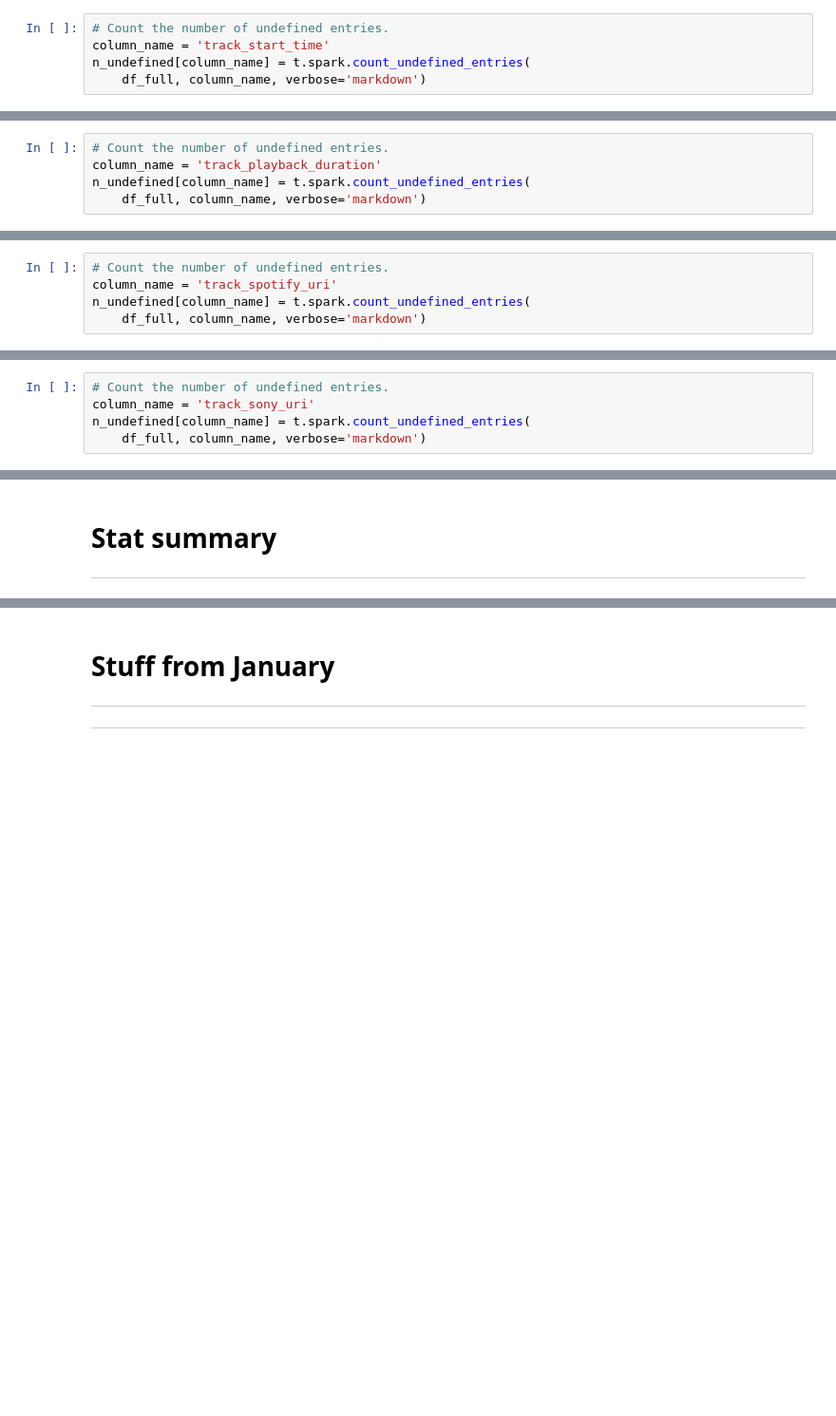
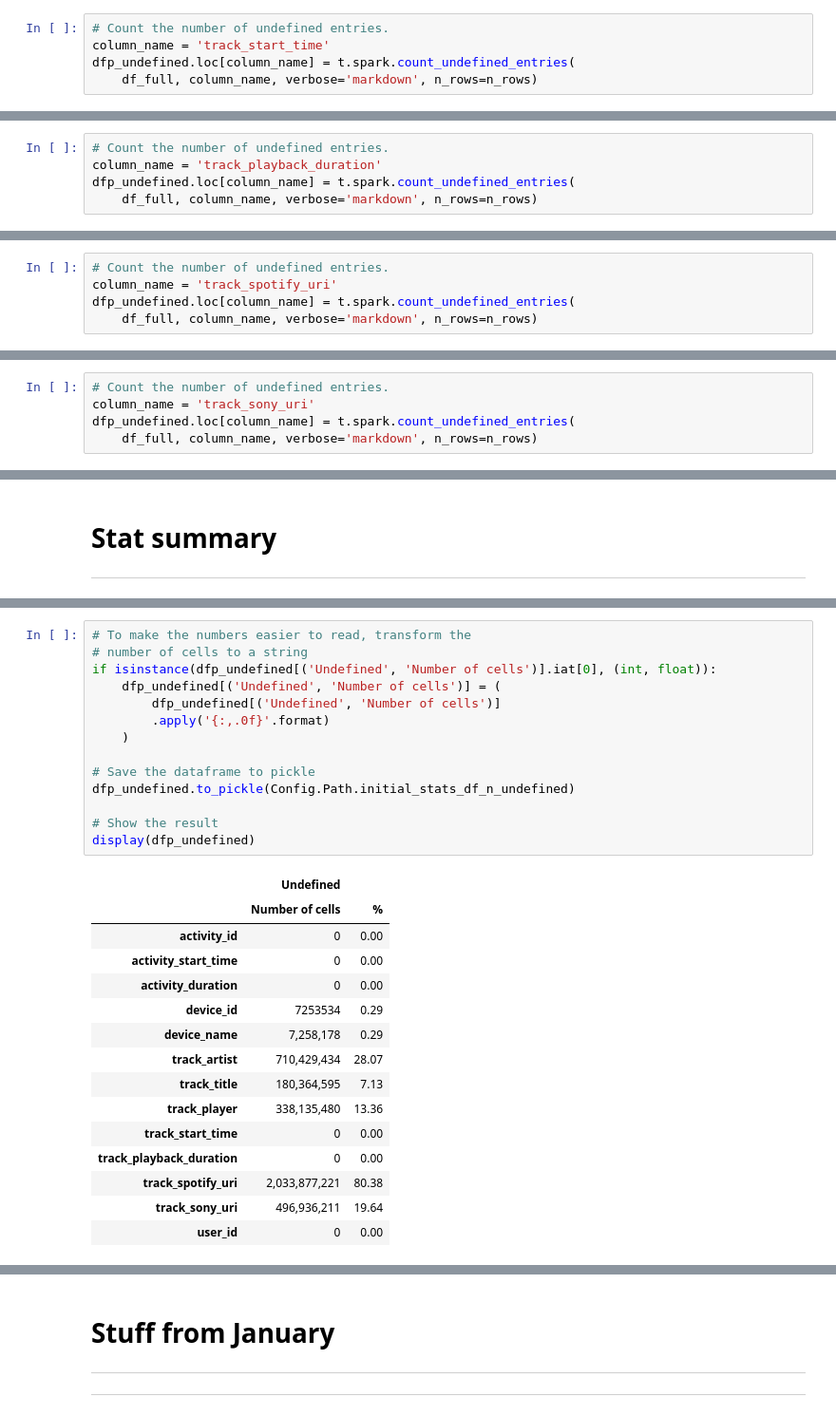
Before and after one commit to wojciechdk/Music_Spring_2021, a Jupyter notebook: initial_statistics.ipynb, the cells around one changed output, grey strips where cells are left out. Shown at 95% size. Drawn from its saved outputs; the diff is of its cells as text; blank space fills up the shorter version.

```diff
--- a/initial_statistics.ipynb
+++ b/initial_statistics.ipynb
@@ -194,6 +311,6 @@ Number of undefined entries in the column: `track_player`: **338,135,480**
 # %%
 # Count the number of undefined entries.
 column_name = 'track_start_time'
-n_undefined[column_name] = t.spark.count_undefined_entries(
-    df_full, column_name, verbose='markdown')
+dfp_undefined.loc[column_name] = t.spark.count_undefined_entries(
+    df_full, column_name, verbose='markdown', n_rows=n_rows)
 # %% [output]
@@ -203,6 +331,6 @@ Number of undefined entries in the column: `track_start_time`: **0**
 # %%
 # Count the number of undefined entries.
 column_name = 'track_playback_duration'
-n_undefined[column_name] = t.spark.count_undefined_entries(
-    df_full, column_name, verbose='markdown')
+dfp_undefined.loc[column_name] = t.spark.count_undefined_entries(
+    df_full, column_name, verbose='markdown', n_rows=n_rows)
 # %% [output]
@@ -212,6 +351,6 @@ Number of undefined entries in the column: `track_playback_duration`: **0**
 # %%
 # Count the number of undefined entries.
 column_name = 'track_spotify_uri'
-n_undefined[column_name] = t.spark.count_undefined_entries(
-    df_full, column_name, verbose='markdown')
+dfp_undefined.loc[column_name] = t.spark.count_undefined_entries(
+    df_full, column_name, verbose='markdown', n_rows=n_rows)
 # %% [output]
@@ -221,6 +371,6 @@ Number of undefined entries in the column: `track_spotify_uri`: **2,033,877,221*
 # %%
 # Count the number of undefined entries.
 column_name = 'track_sony_uri'
-n_undefined[column_name] = t.spark.count_undefined_entries(
-    df_full, column_name, verbose='markdown')
+dfp_undefined.loc[column_name] = t.spark.count_undefined_entries(
+    df_full, column_name, verbose='markdown', n_rows=n_rows)
 # %% [output]
@@ -262,0 +392,30 @@ display(stat_summary_df)
+# %%
+# To make the numbers easier to read, transform the
+# number of cells to a string
+if isinstance(dfp_undefined[('Undefined', 'Number of cells')].iat[0], (int, float)):
+    dfp_undefined[('Undefined', 'Number of cells')] = (
+        dfp_undefined[('Undefined', 'Number of cells')]
+        .apply('{:,.0f}'.format)
+    )
+
+# Save the dataframe to pickle
+dfp_undefined.to_pickle(Config.Path.initial_stats_df_n_undefined)
+
+# Show the result
+display(dfp_undefined)
+# %% [output]
+|  | Undefined |  |
+|  | Number of cells | % |
+| activity_id | 0 | 0.00 |
+| activity_start_time | 0 | 0.00 |
+| activity_duration | 0 | 0.00 |
+| device_id | 7253534 | 0.29 |
+| device_name | 7,258,178 | 0.29 |
+| track_artist | 710,429,434 | 28.07 |
+| track_title | 180,364,595 | 7.13 |
+| track_player | 338,135,480 | 13.36 |
+| track_start_time | 0 | 0.00 |
+| track_playback_duration | 0 | 0.00 |
+| track_spotify_uri | 2,033,877,221 | 80.38 |
+| track_sony_uri | 496,936,211 | 19.64 |
+| user_id | 0 | 0.00 |
```
Also changed, not shown: parts of 66 cells of this notebook, 5 other files.
